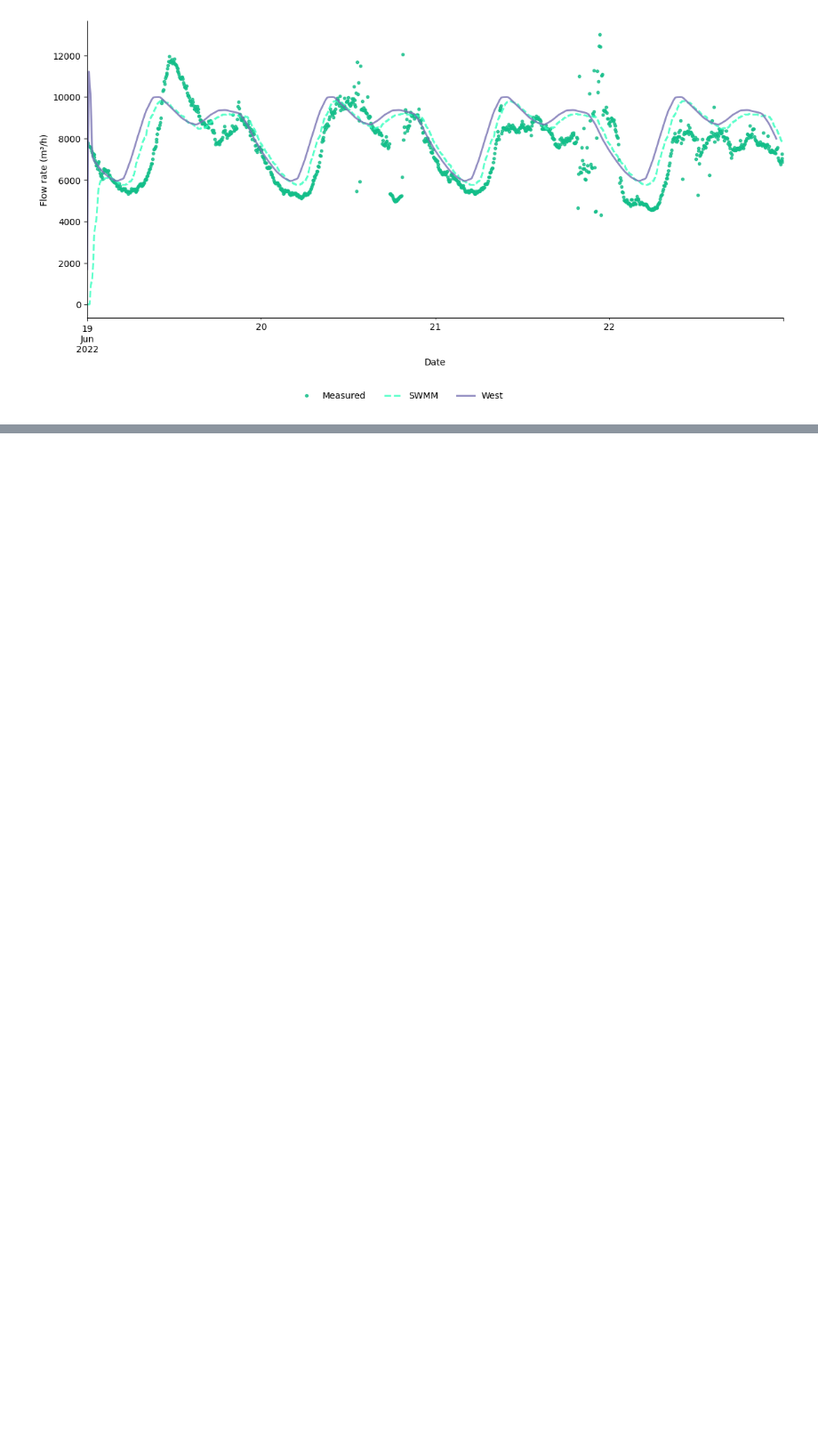
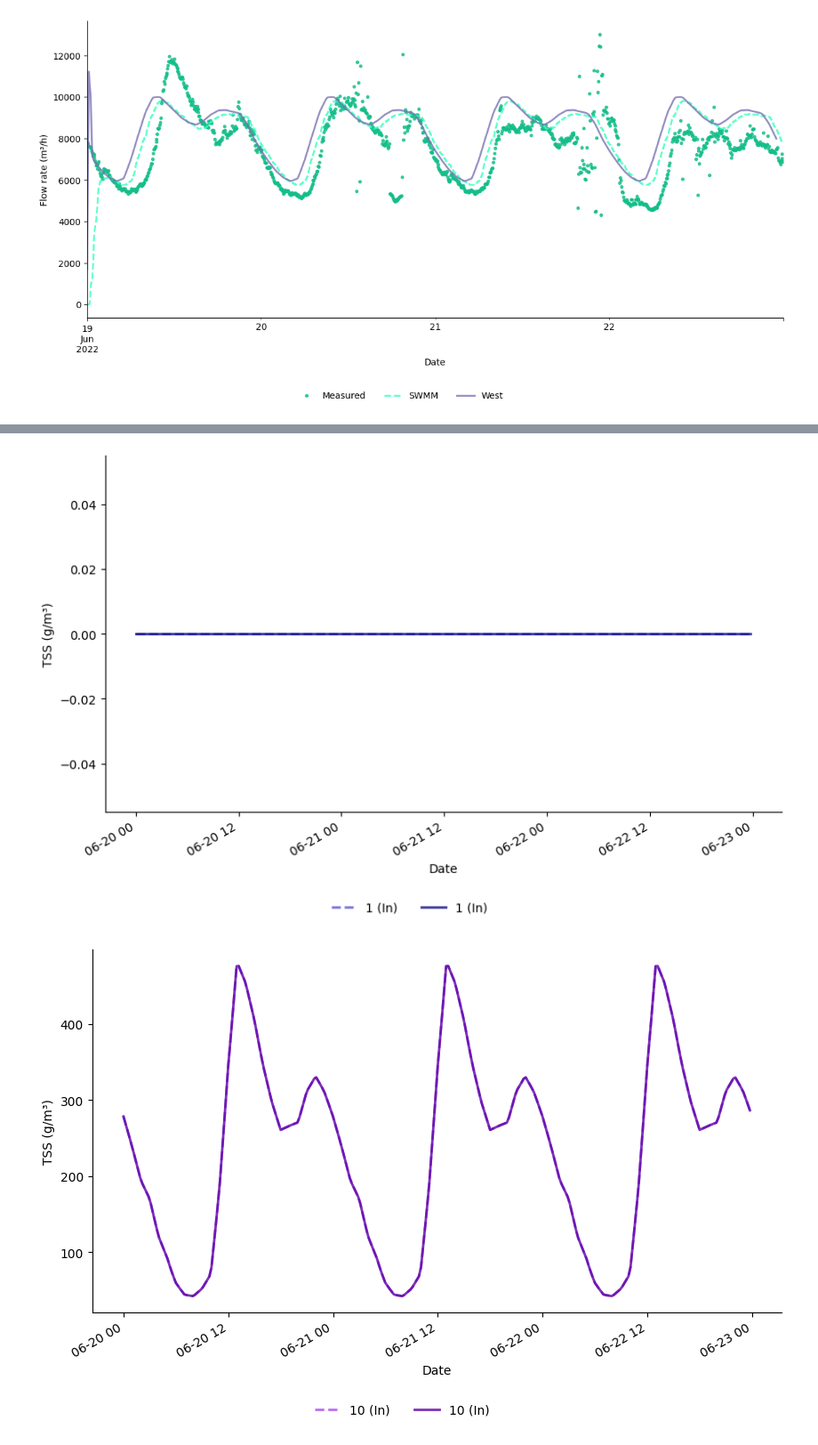
Before and after one commit to lunicirus/SWMMtoWEST, a Jupyter notebook: graphs/01-GraphFlows.ipynb, the cells around one changed output, grey strips where cells are left out. Shown at 89% size. Saved outputs shown, nothing was run; the diff lists cells and outputs as text; code cells hidden in the pictures; blank space fills up the shorter version.

```diff
--- a/graphs/01-GraphFlows.ipynb
+++ b/graphs/01-GraphFlows.ipynb
@@ -223,0 +227,5 @@ KeyError: 'a'
+# %%
+gf.plotVariousComparisons(WESTToWESTCOLSLIM10,dfWEST_TSS10,dfWEST_TSS,"../02-Output/02-GraphsTSS/","TSS (g/m³)")
+# %% [output]
+[figure, added]
+[figure, added]
```
Also changed, not shown: parts of 23 cells of this notebook, 1 other file.
